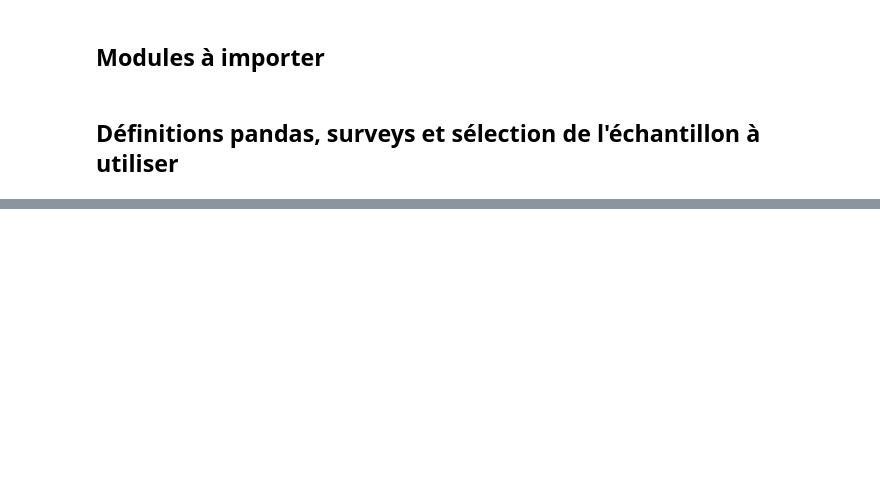
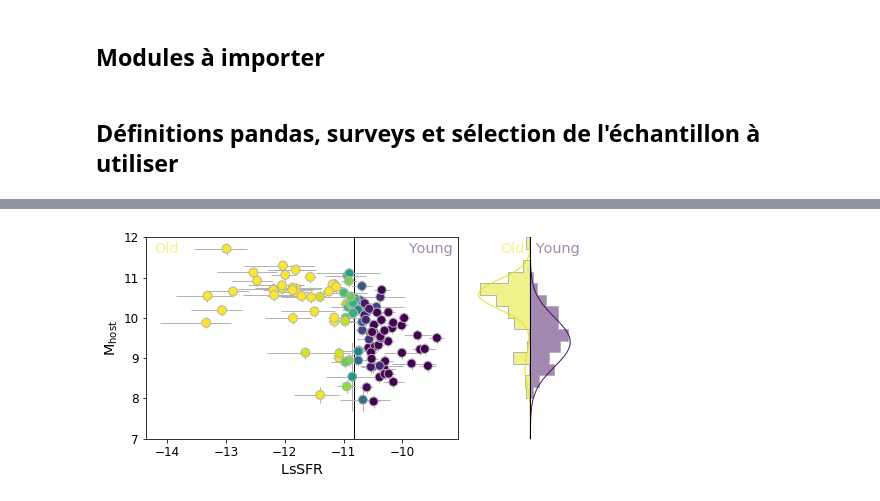
Before and after one commit to Nora-n/variaIa, a Jupyter notebook: notebooks/Drafts/SNprop.ipynb, the cells around one changed output, grey strips where cells are left out. Drawn from its saved outputs; the diff is of its cells as text; code cells hidden in the pictures; blank space fills up the shorter version.

Commit message:
Created massevol. Created tools. Started mass modeling with LsSFR

```diff
--- a/notebooks/Drafts/SNprop.ipynb
+++ b/notebooks/Drafts/SNprop.ipynb
@@ -215,0 +74,4 @@ interactive(children=(Dropdown(description='Survey:', index=2, options=('SNF', '
+# %%
+massmodel = massevol.Evol3G3M3S(df)
+massmodel.minimize(limit_a=(0,1))
+massmodel.param
@@ -215,0 +90,76 @@ interactive(children=(Dropdown(description='Survey:', index=2, options=('SNF', '
+# %%
+fig = plt.figure(figsize=[7, 3.5])
+ax = fig.add_axes([0.1, 0.12, 0.62, 0.8])
+axh = fig.add_axes([0.75, 0.12, 0.2, 0.8])
+
+dgmap = plt.cm.get_cmap('viridis')
+dg_colors = [dgmap(i, 1) for i in (1-df.py)]
+
+massmodel.scatter(ax=ax, model=False)
+
+ax.vline(-10.82, color='0', lw=1)
+
+ax.text(ax.get_xlim()[0]*0.99, ax.get_ylim()[-1]*0.99,
+        'Old',
+        ha='left', va='top',
+        fontsize='x-large',
+        color=plt.cm.viridis(0.97, 0.5))
+
+ax.text(ax.get_xlim()[-1]*1.01, ax.get_ylim()[-1]*0.99,
+        'Young',
+        ha='right', va='top',
+        fontsize='x-large',
+        color=plt.cm.viridis(0.05, 0.5))
+
+axh.text(-1.30, ax.get_ylim()[-1]*0.99,
+         'Old',
+         ha='right', va='top',
+         fontsize='x-large',
+         color=plt.cm.viridis(0.97, 0.5))
+
+axh.text(1.30, ax.get_ylim()[-1]*0.99,
+         'Young',
+         ha='left', va='top',
+         fontsize='x-large',
+         color=plt.cm.viridis(0.05, 0.5))
+
+prop = dict(orientation='horizontal',
+            histtype='step',
+            fill=True,
+            range=(8, 12), bins=14,
+            lw=1)
+
+amp = (prop['range'][1] - prop['range'][0])/prop['bins']
+
+y = axh.hist(massmodel.hostmass, weights=(massmodel.py),
+             facecolor=plt.cm.viridis(0.05, 0.5),
+             edgecolor='0.7',
+             **prop)
+o = axh.hist(massmodel.hostmass, weights=massmodel.py-1,
+             facecolor=plt.cm.viridis(0.95, 0.5),
+             edgecolor="0.7",
+#             edgecolor=plt.cm.viridis(0.95),
+             **prop)
+
+massmodel.show_model(ax=axh,
+                     o_factor=-amp*np.sum(1-massmodel.py),
+                     y_factor=amp*np.sum(massmodel.py),
+                     facealpha=0, edgealpha=1, lw=1, zorder=8)
+
+axh.set_ylim(*ax.get_ylim())
+axh.set_yticks([])
+axh.set_xticks([])
+
+axh.axvline(0, color='k', lw=1, zorder=10)
+
+axh.set_frame_on(False)
+
+ax.tick_params(labelsize=12)
+
+ax.set_xlabel(r"$\mathrm{LsSFR}$", fontsize="x-large")
+ax.set_ylabel(r'$\mathrm{M}_\mathrm{host}$', fontsize = 'x-large')
+
+fig.savefig('../../Images/pdf/model_mass_' + massmodel.__doc__ + '_hist.pdf', bbox_inches='tight')
+fig.savefig('../../Images/png/model_mass_' + massmodel.__doc__ + '_hist.png', bbox_inches='tight', dpi=600)
+# %% [output]
+[figure, added]
```
Also changed, not shown: parts of 22 cells of this notebook, 7 other files.
